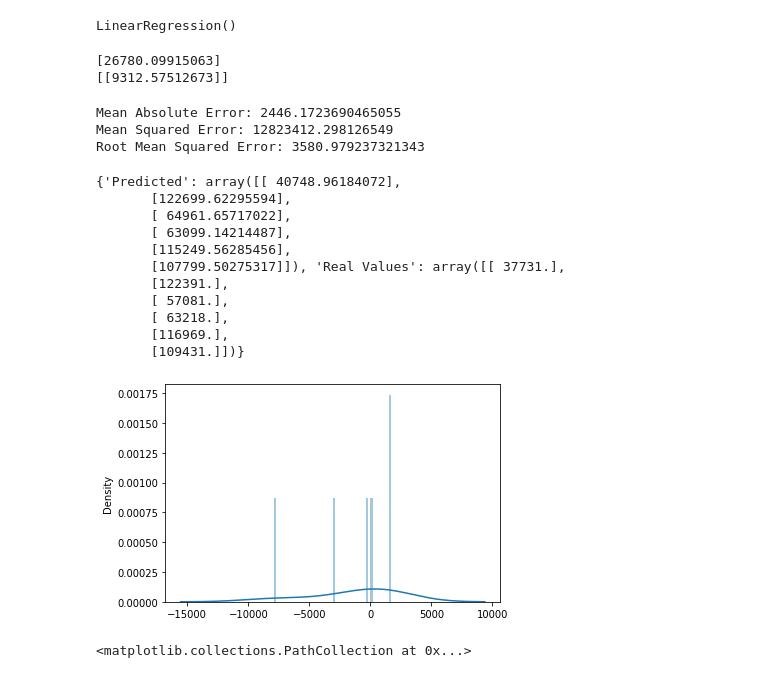
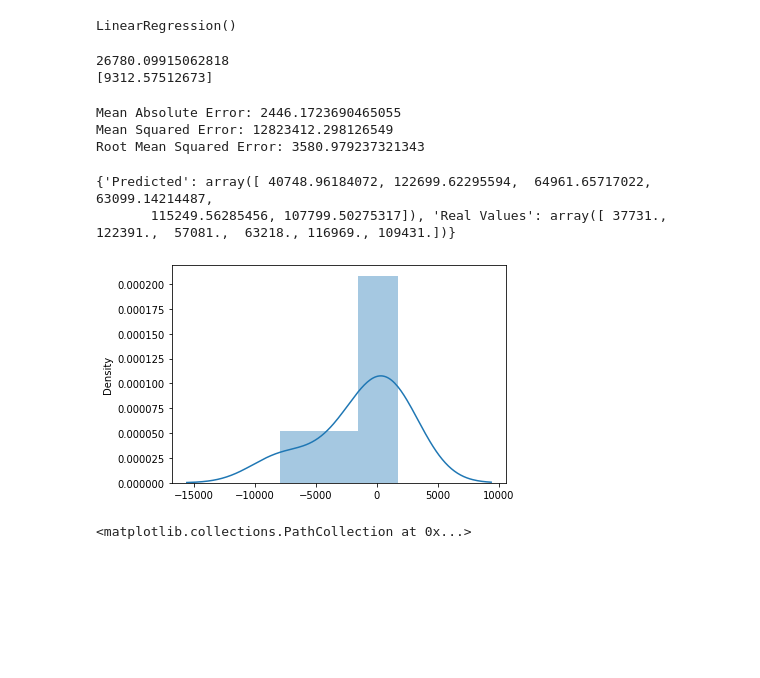
Before and after one commit to cnyakundi/machine-learning-001, a Jupyter notebook: Monday/part_2_exercise_2.ipynb, the cells around one changed output. Cells and saved outputs as stored; diff of their text form; code cells hidden in the pictures; blank space fills up the shorter version.

```diff
--- a/Monday/part_2_exercise_2.ipynb
+++ b/Monday/part_2_exercise_2.ipynb
@@ -58,7 +58,7 @@ dtypes: float64(2)
 memory usage: 608.0 bytes
 # %%
 X=df['YearsExperience'].values.reshape(-1,1)
-y=df['Salary'].values.reshape(-1,1)
+y=df['Salary'].values
 # %%
 sns.pairplot(df)
 # %% [output]
@@ -80,8 +80,8 @@ LinearRegression()
 print(regressor.intercept_)
 print(regressor.coef_)
 # %% [output]
-[26780.09915063]
-[[9312.57512673]]
+26780.09915062818
+[9312.57512673]
 # %%
 y_pred=regressor.predict(X_test)
 # %%
@@ -95,21 +95,13 @@ Root Mean Squared Error: 3580.979237321343
 # %%
 print({'Predicted': y_pred, 'Real Values': y_test})
 # %% [output]
-{'Predicted': array([[ 40748.96184072],
-       [122699.62295594],
-       [ 64961.65717022],
-       [ 63099.14214487],
-       [115249.56285456],
-       [107799.50275317]]), 'Real Values': array([[ 37731.],
-       [122391.],
-       [ 57081.],
-       [ 63218.],
-       [116969.],
-       [109431.]])}
+{'Predicted': array([ 40748.96184072, 122699.62295594,  64961.65717022,  63099.14214487,
+       115249.56285456, 107799.50275317]), 'Real Values': array([ 37731., 122391.,  57081.,  63218., 116969., 109431.])}
 # %%
-sns.distplot((y_test-y_pred),bins=50);
+sns.distplot((y_test-y_pred));
+#sns.distplot((y_test-y_pred),bins=50);
 # %% [output]
-[figure, old version]
+[figure, new version]
 # %%
 plt.scatter(y_test,y_pred)
 # %% [output]
```
Also changed, not shown: 13 other files.
